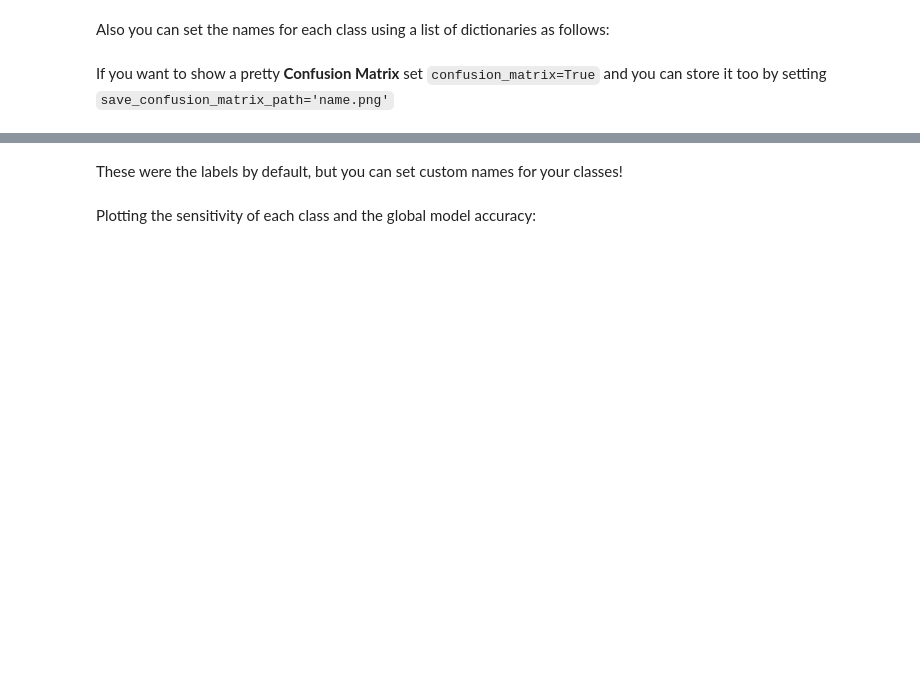
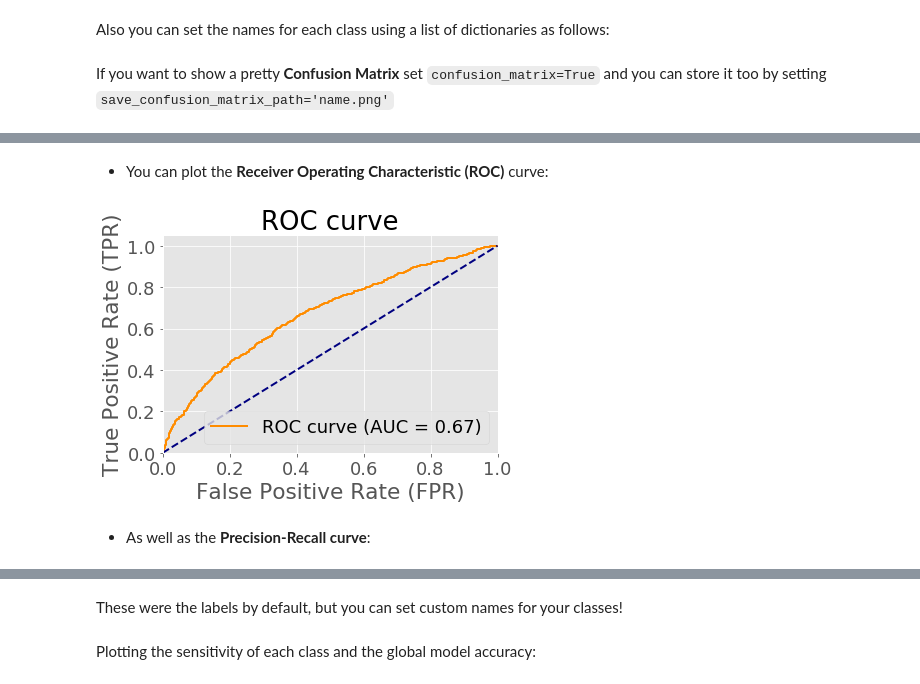
Before and after one commit to triagemd/keras-eval, a Jupyter notebook: example.ipynb, the cells around one changed output, grey strips where cells are left out. Cells and saved outputs as stored; diff of their text form; code cells hidden in the pictures; blank space fills up the shorter version.

Commit message:
add ROC and precision-recall curves in notebook

```diff
--- a/example.ipynb
+++ b/example.ipynb
@@ -126,0 +132,2 @@ evaluator.show_results('individual')
+# %% [markdown]
+* You can plot the **Receiver Operating Characteristic (ROC)** curve:
@@ -126,0 +136,6 @@ evaluator.show_results('individual')
+# %%
+plot_ROC_curve(probs[0][:,1], labels[:,1])
+# %% [output]
+[figure, added]
+# %% [markdown]
+* As well as the **Precision-Recall curve**:
```
Also changed, not shown: parts of 12 cells of this notebook.
